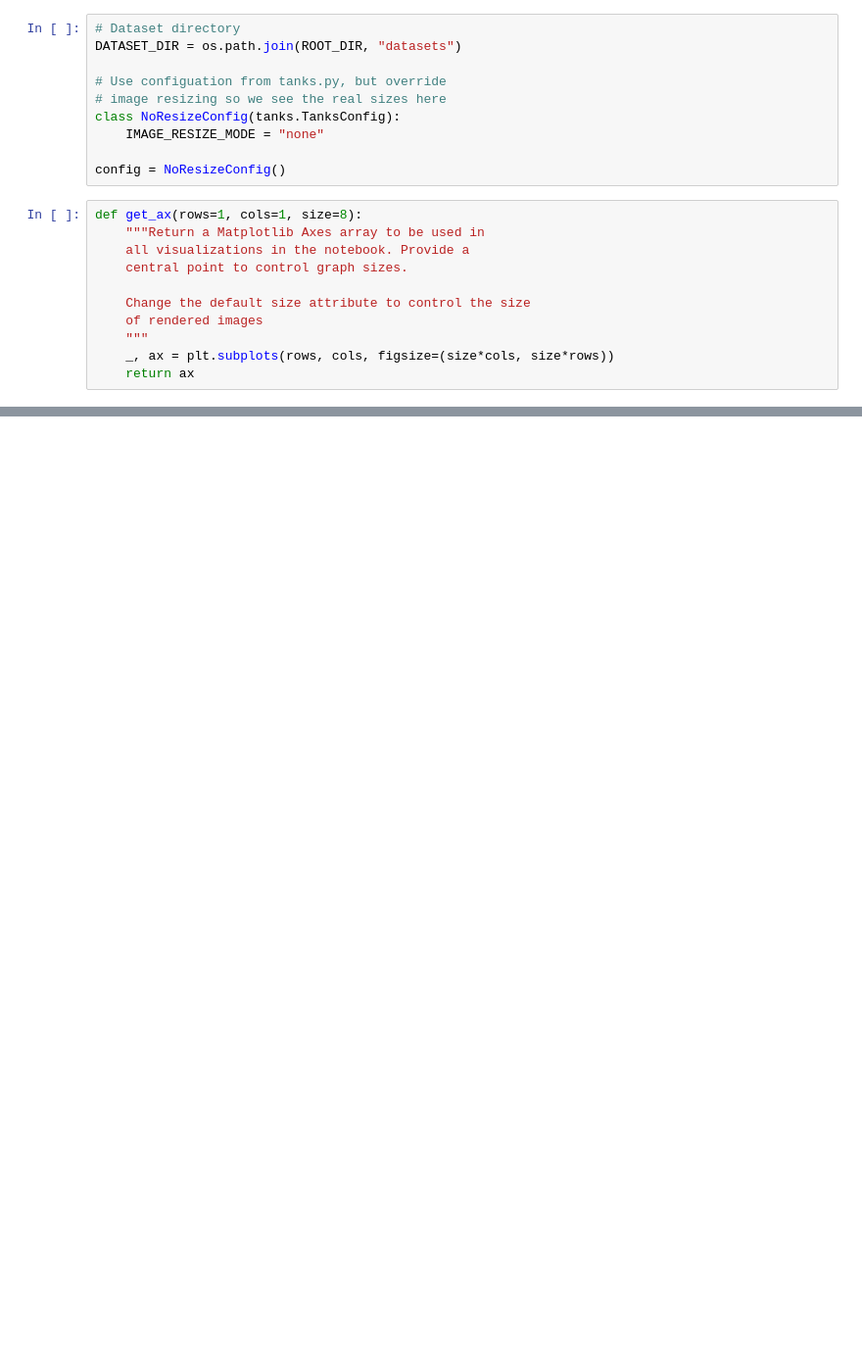
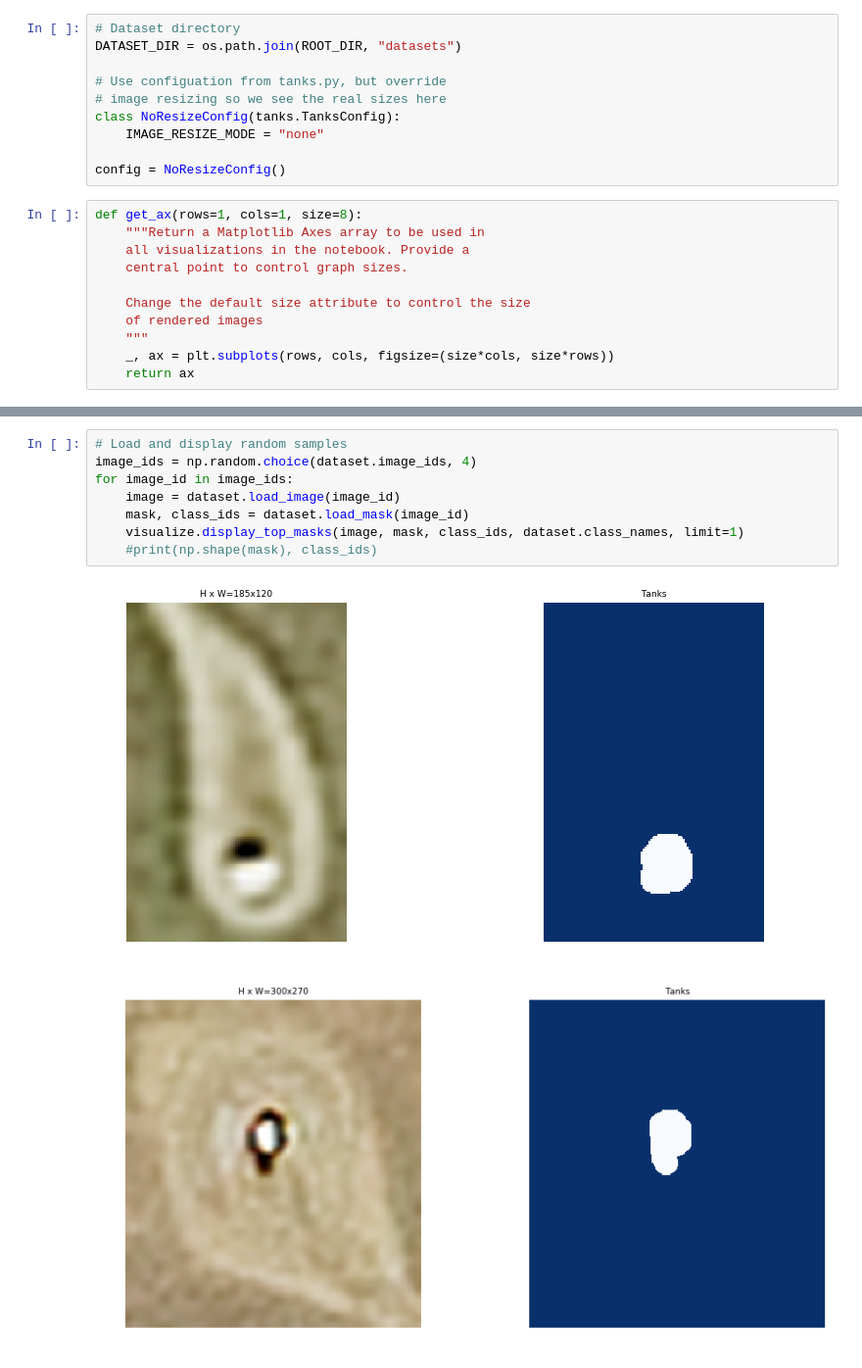
Before and after one commit to Jakaria08/Mask_RCNN_Test, a Jupyter notebook: tanks/Test_Mask_RCNN.ipynb, the cells around one changed output, grey strips where cells are left out. Shown: that part at 98% size. Cells and saved outputs as stored; diff of their text form; blank space fills up the shorter version.

Commit message:
train for mask ..

```diff
--- a/tanks/Test_Mask_RCNN.ipynb
+++ b/tanks/Test_Mask_RCNN.ipynb
@@ -84,3 +86,14 @@ Image Count: 0
 Class Count: 2
   0. BG
   1. Tanks
+# %%
+# Load and display random samples
+image_ids = np.random.choice(dataset.image_ids, 4)
+for image_id in image_ids:
+    image = dataset.load_image(image_id)
+    mask, class_ids = dataset.load_mask(image_id)
+    visualize.display_top_masks(image, mask, class_ids, dataset.class_names, limit=1)
+    #print(np.shape(mask), class_ids)
+# %% [output]
+[figure, added]
+[figure, added]
```
Also changed, not shown: parts of 5 cells of this notebook, 2 other files.
